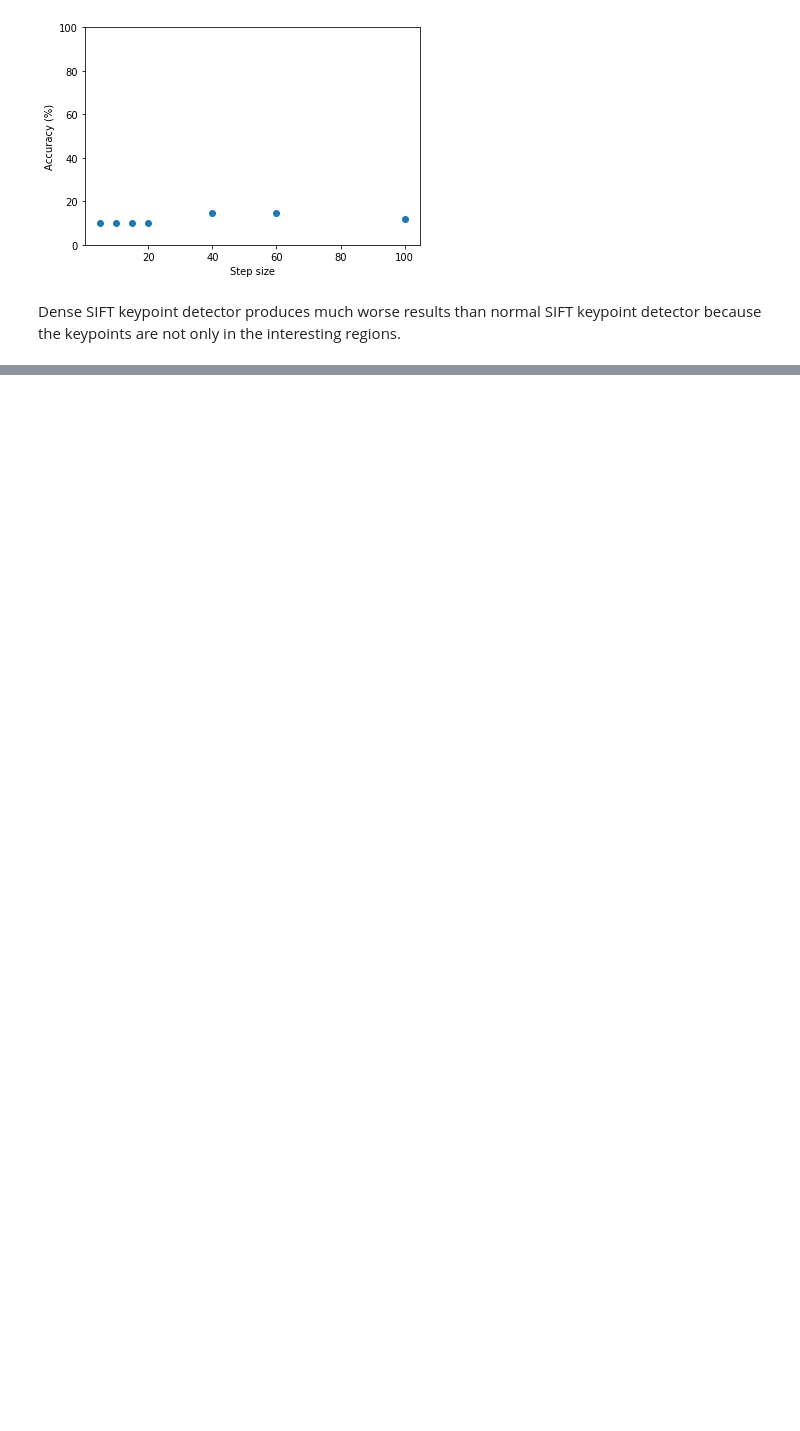
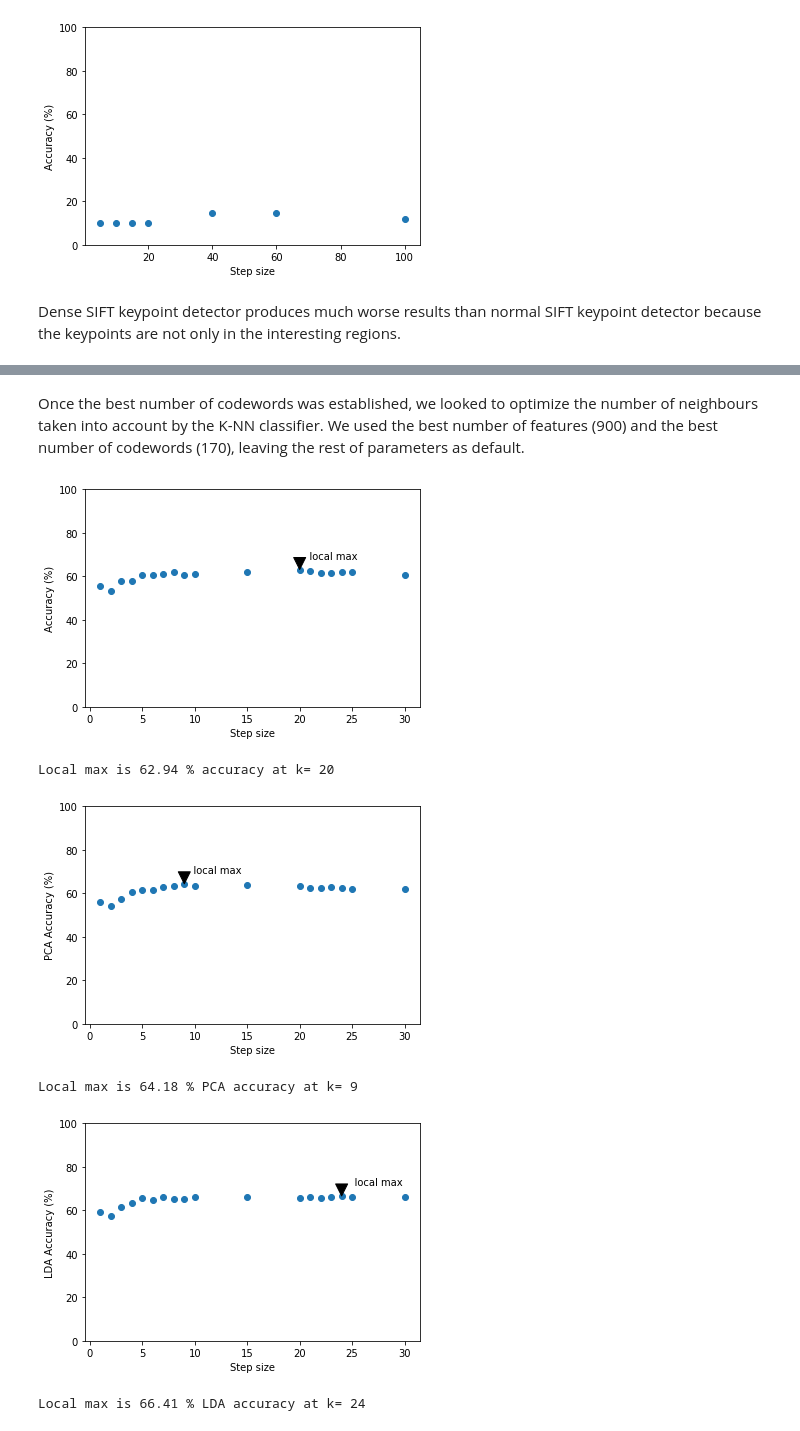
Before and after one commit to brugues/MCV-2019-M3, a Jupyter notebook: Week1/bovw/BagofVisualWords.ipynb, the cells around one changed output, grey strips where cells are left out. Cells and saved outputs as stored; diff of their text form; code cells hidden in the pictures; blank space fills up the shorter version.

```diff
--- a/Week1/bovw/BagofVisualWords.ipynb
+++ b/Week1/bovw/BagofVisualWords.ipynb
@@ -257,0 +272,52 @@ Overall, we think that k=170 es the best option since it gets the best accuracy
+# %% [markdown]
+Once the best number of codewords was established, we looked to optimize the number of neighbours taken into account by the K-NN classifier. We used the best number of features (900) and the best number of codewords (170), leaving the rest of parameters as default.
+# %%
+k = [1,2,3,4,5,6,7,8,9,10,15,20,21,22,23,24,25,30]
+accuracy = [55.63,53.4,57.99,57.86,60.71,60.47,60.96,61.83,60.71,60.96,62.08,62.94,62.57,61.46,61.46,61.95,62.20,60.47]
+pca_accuracy = [56.01,54.27,57.62,60.71,61.33,61.71,62.94,63.19,64.18,63.32,63.81,63.32,62.45,62.57,62.70,62.57,62.08,62.20]
+lda_accuracy = [59.1,57.62,61.71,63.56,65.67,64.68,66.17,65.42,65.17,66.17,66.29,65.79,65.92,65.79,66.17,66.41,66.17,66.04]
+
+plt.scatter(k, accuracy)
+plt.ylim((0, 100))
+plt.xlabel("Step size")
+plt.ylabel("Accuracy (%)")
+ymax = max(accuracy)
+xpos = accuracy.index(ymax)
+xmax = k[xpos]
+plt.annotate('   local max', xy=(xmax, ymax), xytext=(xmax, ymax+5),
+            arrowprops=dict(facecolor='black', shrink=0.05),)
+plt.show()
+print "Local max is", ymax,"% accuracy at k=",xmax
+
+plt.scatter(k, pca_accuracy)
+plt.ylim((0, 100))
+plt.xlabel("Step size")
+plt.ylabel("PCA Accuracy (%)")
+ymax = max(pca_accuracy)
+xpos = pca_accuracy.index(ymax)
+xmax = k[xpos]
+plt.annotate('   local max', xy=(xmax, ymax), xytext=(xmax, ymax+5),
+            arrowprops=dict(facecolor='black', shrink=0.05),)
+plt.show()
+print "Local max is", ymax,"% PCA accuracy at k=",xmax
+
+
+plt.scatter(k, lda_accuracy)
+plt.ylim((0, 100))
+plt.xlabel("Step size")
+plt.ylabel("LDA Accuracy (%)")
+ymax = max(lda_accuracy)
+xpos = lda_accuracy.index(ymax)
+xmax = k[xpos]
+plt.annotate('    local max', xy=(xmax, ymax), xytext=(xmax, ymax+5),
+            arrowprops=dict(facecolor='black', shrink=0.05),)
+
+plt.show()
+print "Local max is", ymax,"% LDA accuracy at k=",xmax
+# %% [output]
+[figure, added]
+Local max is 62.94 % accuracy at k= 20
+[figure, added]
+Local max is 64.18 % PCA accuracy at k= 9
+[figure, added]
+Local max is 66.41 % LDA accuracy at k= 24
```
Also changed, not shown: parts of 12 cells of this notebook.
